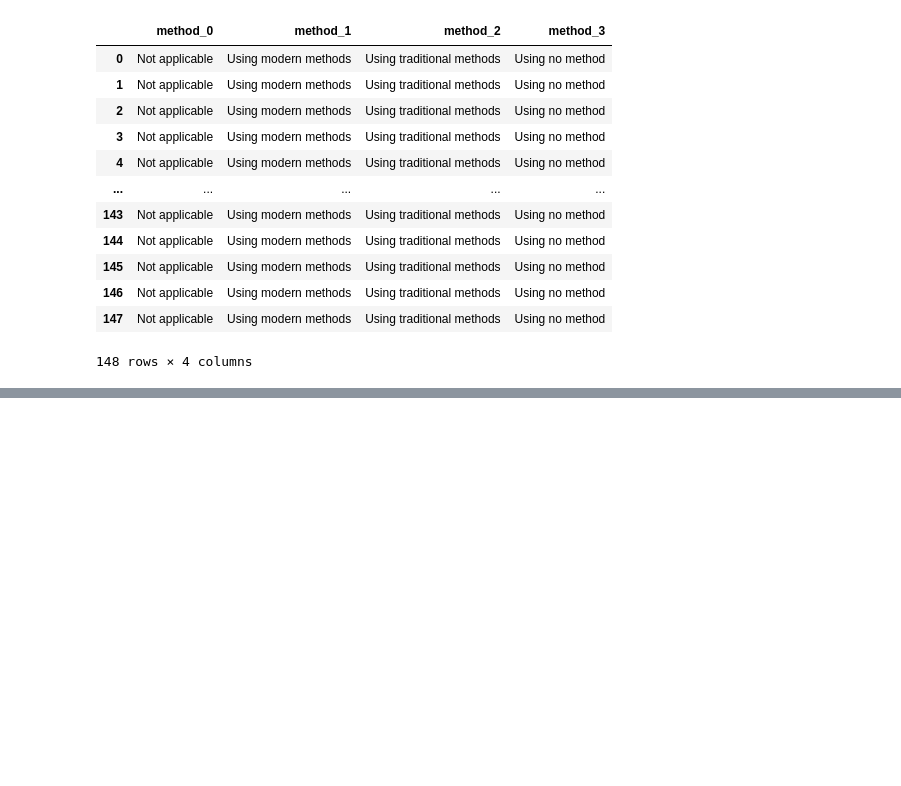
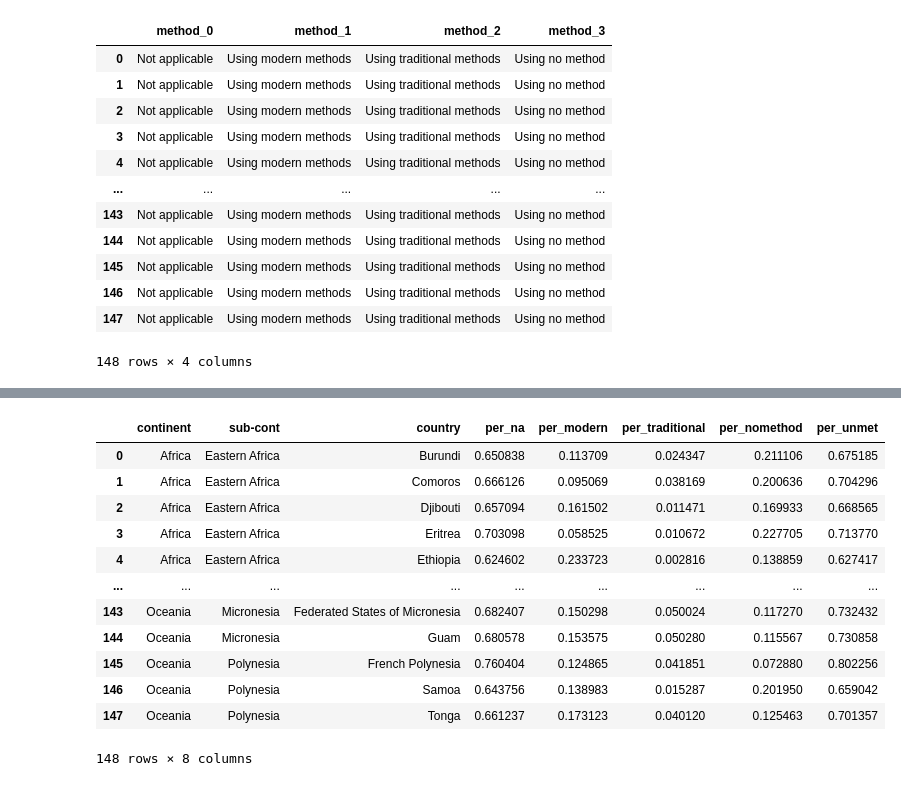
Before and after one commit to Ashley1014/info3300_project1, a Jupyter notebook: convertcsvtojson.ipynb, the cells around one changed output, grey strips where cells are left out. Cells and saved outputs as stored; diff of their text form; code cells hidden in the pictures; blank space fills up the shorter version.

```diff
--- a/convertcsvtojson.ipynb
+++ b/convertcsvtojson.ipynb
@@ -152,0 +143,22 @@ UFuncTypeError: ufunc 'multiply' did not contain a loop with signature matching
+# %%
+num_columns = ['per_na', 'per_modern', 'per_traditional', 'per_nomethod']
+
+for x in num_columns:
+    df_[x] = pd.to_numeric(df_[x])
+# %%
+df_['per_unmet'] = df_['per_na'] + df_['per_traditional']
+df_
+# %% [output]
+|  | continent | sub-cont | country | per_na | per_modern | per_traditional | per_nomethod | per_unmet |
+| 0 | Africa | Eastern Africa | Burundi | 0.650838 | 0.113709 | 0.024347 | 0.211106 | 0.675185 |
+| 1 | Africa | Eastern Africa | Comoros | 0.666126 | 0.095069 | 0.038169 | 0.200636 | 0.704296 |
+| 2 | Africa | Eastern Africa | Djibouti | 0.657094 | 0.161502 | 0.011471 | 0.169933 | 0.668565 |
+| 3 | Africa | Eastern Africa | Eritrea | 0.703098 | 0.058525 | 0.010672 | 0.227705 | 0.713770 |
+| 4 | Africa | Eastern Africa | Ethiopia | 0.624602 | 0.233723 | 0.002816 | 0.138859 | 0.627417 |
+| ... | ... | ... | ... | ... | ... | ... | ... | ... |
+| 143 | Oceania | Micronesia | Federated States of Micronesia | 0.682407 | 0.150298 | 0.050024 | 0.117270 | 0.732432 |
+| 144 | Oceania | Micronesia | Guam | 0.680578 | 0.153575 | 0.050280 | 0.115567 | 0.730858 |
+| 145 | Oceania | Polynesia | French Polynesia | 0.760404 | 0.124865 | 0.041851 | 0.072880 | 0.802256 |
+| 146 | Oceania | Polynesia | Samoa | 0.643756 | 0.138983 | 0.015287 | 0.201950 | 0.659042 |
+| 147 | Oceania | Polynesia | Tonga | 0.661237 | 0.173123 | 0.040120 | 0.125463 | 0.701357 |
+148 rows × 8 columns
```
Also changed, not shown: parts of 9 cells of this notebook, 2 other files.
